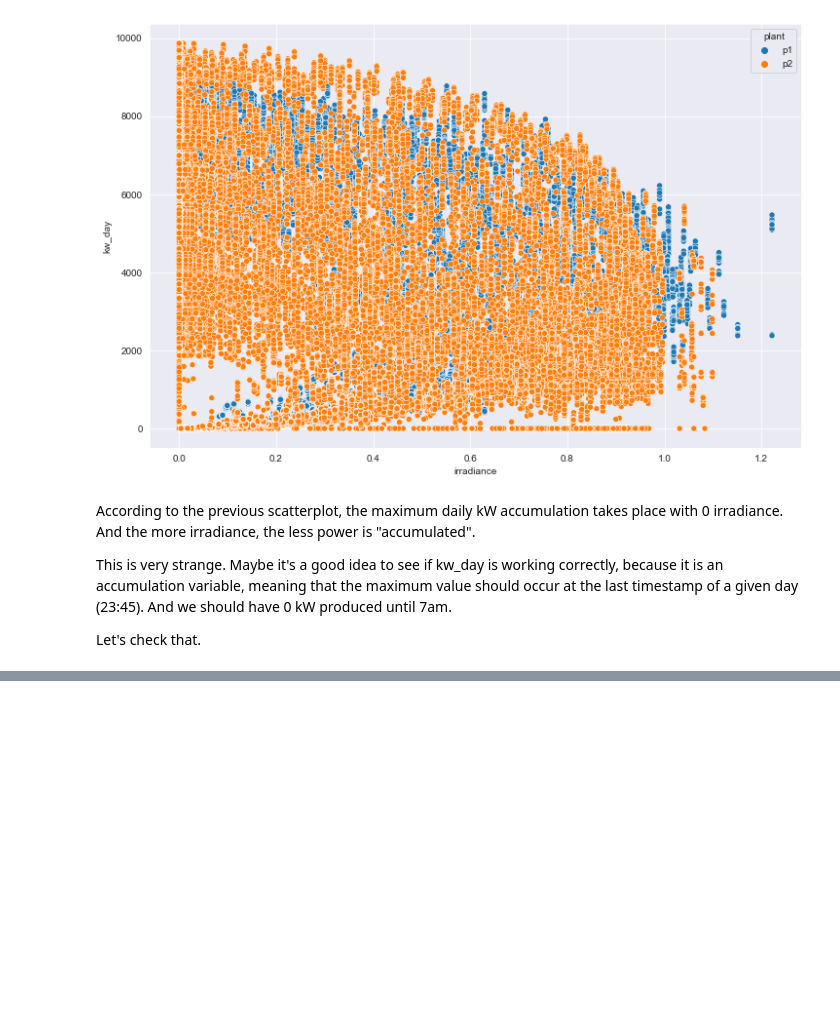
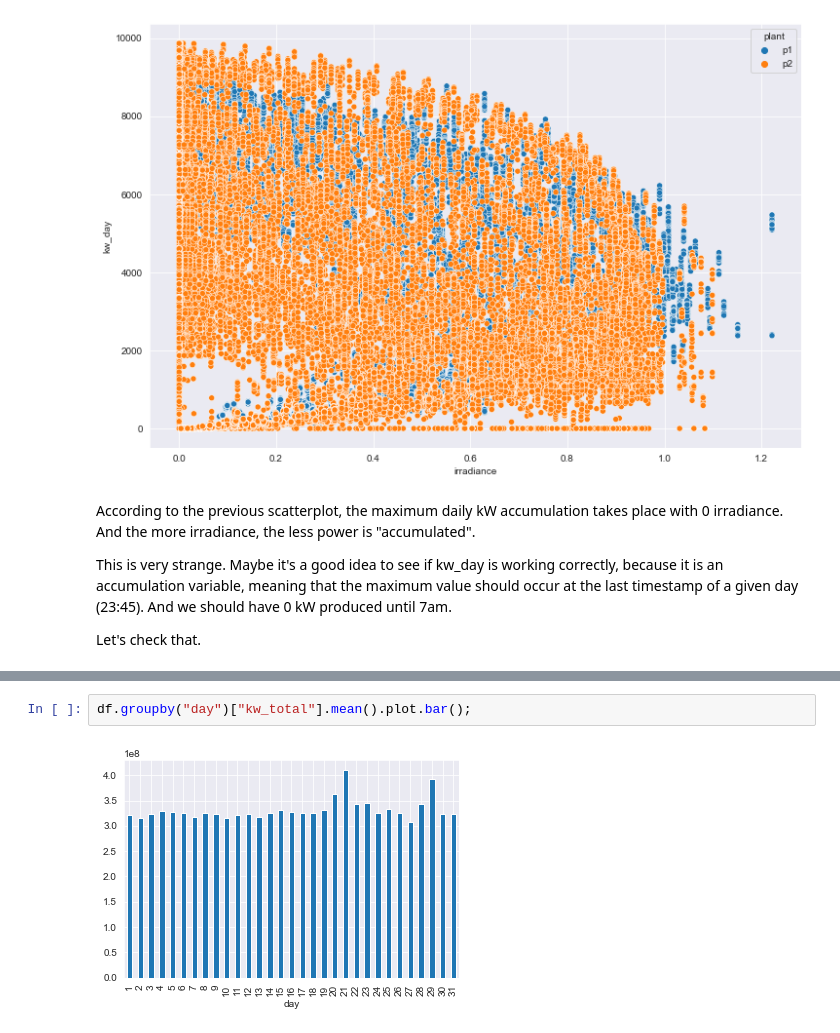
Before and after one commit to luis-cj/data-science-solar-power-plant, a Jupyter notebook: solar_power_plant_part_3.ipynb, the cells around one changed output, grey strips where cells are left out. Drawn from its saved outputs; the diff is of its cells as text; blank space fills up the shorter version.

```diff
--- a/solar_power_plant_part_3.ipynb
+++ b/solar_power_plant_part_3.ipynb
@@ -265,0 +270,4 @@ Let's check that.
+# %%
+df.groupby("day")["kw_total"].mean().plot.bar();
+# %% [output]
+[figure, added]
```
Also changed, not shown: parts of 7 cells of this notebook.
